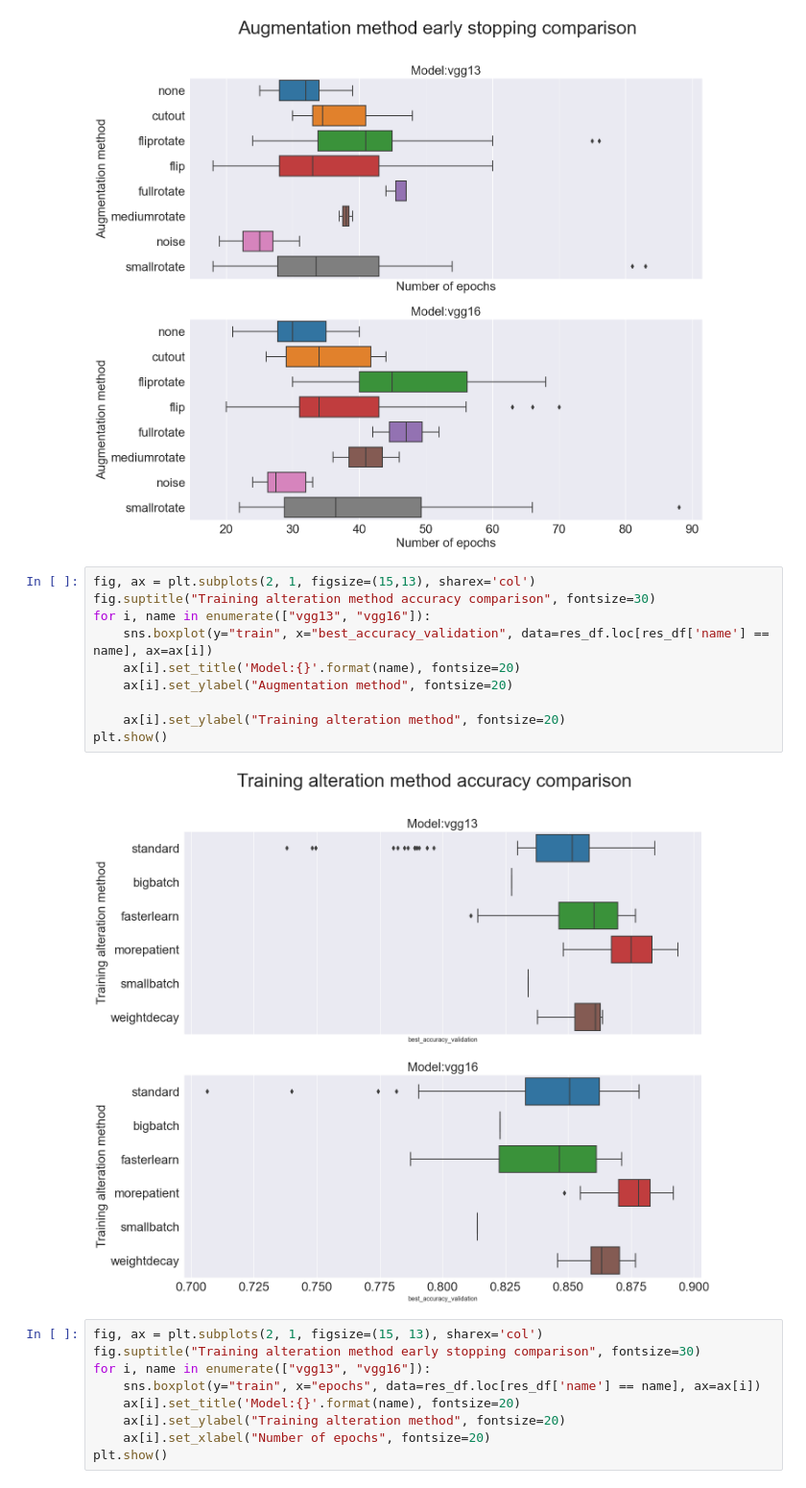
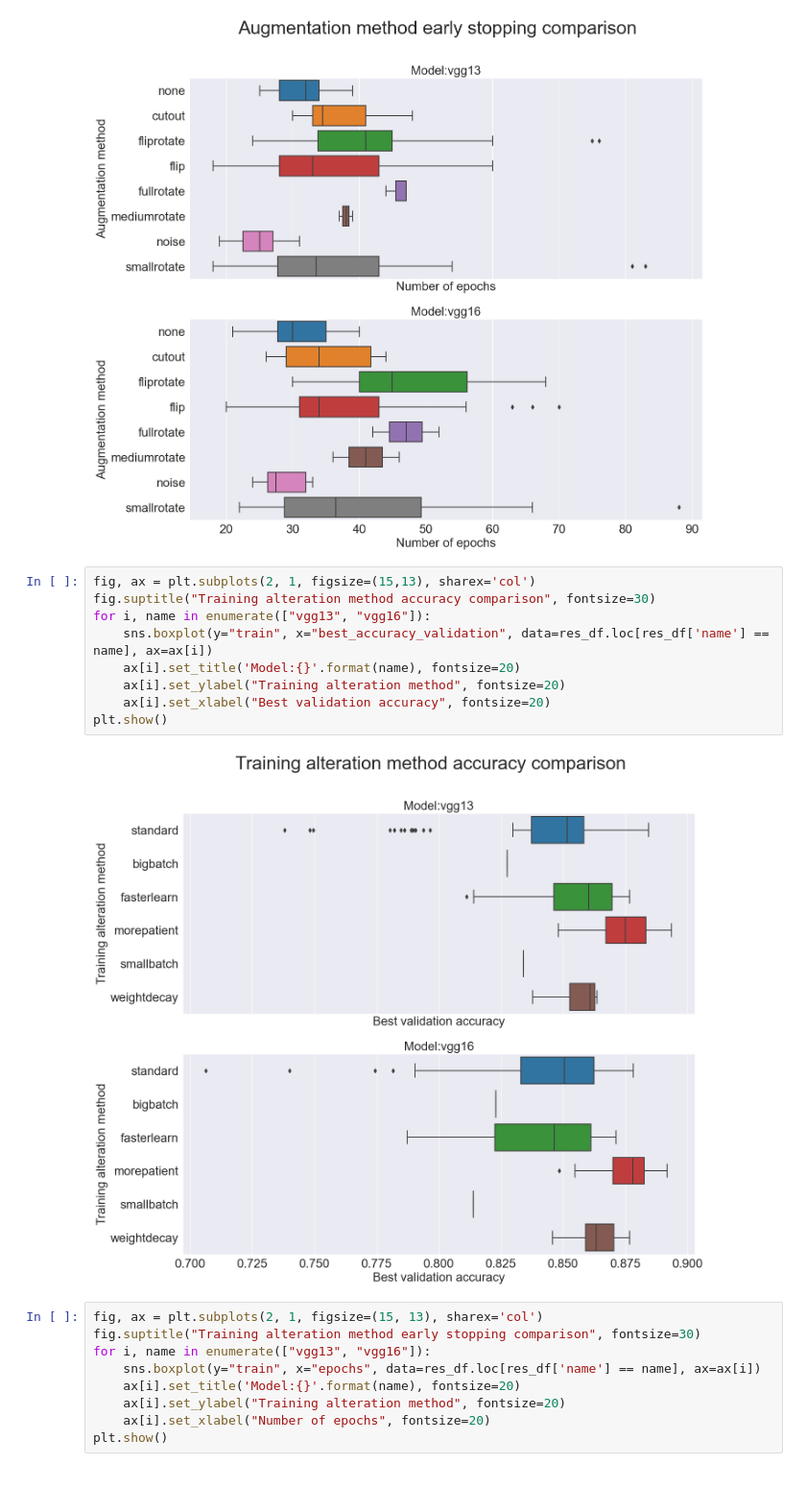
Before and after one commit to jakfol1217/DeepLearning, a Jupyter notebook: Project1/Experiment Analysis.ipynb, the cells around one changed output. Shown at 96% size. Drawn from its saved outputs; the diff is of its cells as text.

```diff
--- a/Project1/Experiment Analysis.ipynb
+++ b/Project1/Experiment Analysis.ipynb
@@ -125,15 +125,14 @@ plt.show()
 # %%
 fig, ax = plt.subplots(2, 1, figsize=(15,13), sharex='col')
 fig.suptitle("Training alteration method accuracy comparison", fontsize=30)
 for i, name in enumerate(["vgg13", "vgg16"]):
     sns.boxplot(y="train", x="best_accuracy_validation", data=res_df.loc[res_df['name'] == name], ax=ax[i])
     ax[i].set_title('Model:{}'.format(name), fontsize=20)
-    ax[i].set_ylabel("Augmentation method", fontsize=20)
-
     ax[i].set_ylabel("Training alteration method", fontsize=20)
+    ax[i].set_xlabel("Best validation accuracy", fontsize=20)
 plt.show()
 # %% [output]
-[figure, old version]
+[figure, new version]
 # %%
 fig, ax = plt.subplots(2, 1, figsize=(15, 13), sharex='col')
 fig.suptitle("Training alteration method early stopping comparison", fontsize=30)
```
